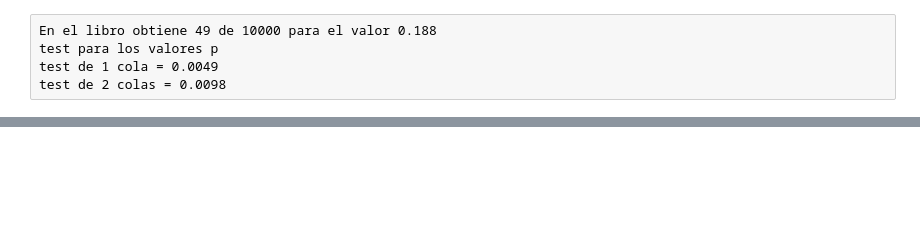
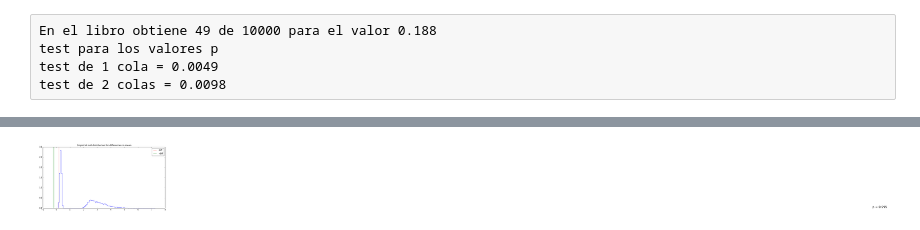
Before and after one commit to Ruben-VV/practica-python, a Jupyter notebook: iPython Notebook/Intervalos de Confianza.ipynb, the cells around one changed output, grey strips where cells are left out. Cells and saved outputs as stored; diff of their text form; code cells hidden in the pictures; blank space fills up the shorter version.

```diff
--- a/iPython Notebook/Intervalos de Confianza.ipynb
+++ b/iPython Notebook/Intervalos de Confianza.ipynb
@@ -576,0 +587,81 @@ sum(r0-rpr0)/10000.
+# %%
+def Lscale2(x,y):
+    """
+    Data in x in columns, rows for diferent variables
+    Min size of x have to 2. Modify function if you want more columns
+    """
+    x = [i for i in x if ~isnan(i)]
+    y = [i for i in y if ~isnan(i)]
+    n = [len(x), len(y)]
+    #xy = hstack([x, y])
+    #xy = concatenate([x, y])
+    xy = array([x, y])
+    cte = scipy.misc.factorial([x-2 for x in n]) / scipy.misc.factorial(n)
+    l = zeros(2)
+    #for c in range(len(n)):
+        #for xi in xy[:n[c]]:
+            #for xj in xy[where(xy == xi)[0][0]+1:]:
+                #l[c] += abs(xi - xj)
+    for c in range(len(n)):
+        for i in range(n[c]):
+            for j in range(i+1,n[c]):
+                l[c] += abs(xy[c][i] - xy[c][j])
+    L = cte * l
+    return L
+
+def permutacionL(x, y, n=10000):
+    #x, y = array(datos[0]), array(datos[1])
+    #x, y = x[~isnan(x)], y[~isnan(y)]
+    x, y = [i for i in x if ~isnan(i)], [i for i in y if ~isnan(i)]
+    xy = hstack([x,y])
+    #datos = concatenate([x,y])
+    nx, ny = len(x), len(y)
+    ratio = zeros(n)
+    for k in range(n):
+        xyp = npr.permutation(xy)
+        xp, yp = xyp[:nx], xyp[nx:]
+        Lp = Lscale2(xp,yp)
+        ratio[k] = Lp[0]/Lp[1]
+    print '_'
+    return ratio
+
+def permutation_resampling_L(case, control, num_samples):
+    """Returns p-value that statistic for case is different
+    from statistc for control."""
+
+    L_obs = Lscale(case,control)
+    observed_diff = L_obs[0] / L_obs[1]
+    num_case = len(case)
+
+    combined = np.concatenate([case, control])
+    diffs = []
+    for i in range(num_samples):
+        xs = npr.permutation(combined)
+        L_xs = Lscale2(xs[:num_case], xs[num_case:])
+        diff = L_xs[0]/L_xs[1]
+        diffs.append(diff)
+
+    pval = (np.sum(diffs > observed_diff) +
+            np.sum(diffs < -observed_diff))/float(num_samples)
+    return pval, observed_diff, diffs
+
+if __name__ == '__main__':
+    # make up some data
+    case = array(seeded)
+    control = array(unseeded[:-1])
+
+    # find p-value by permutation resampling
+    pval, observed_diff, diffs = \
+          permutation_resampling_L(case, control, 10000)
+
+    # make plots
+    pylab.figure(figsize=(12,6))
+    pylab.title('Empirical null distribution for differences in mean')
+    pylab.hist(diffs, bins=100, histtype='step', normed=True)
+    pylab.axvline(observed_diff, c='red', label='diff')
+    pylab.axvline(-observed_diff, c='green', label='-diff')
+    pylab.text(60, 0.01, 'p = %.3f' % pval, fontsize=16)
+    pylab.legend()
+    #pylab.savefig('examples/permutation.png')
+# %% [output]
+[figure, added]
```
Also changed, not shown: parts of 17 cells of this notebook.
